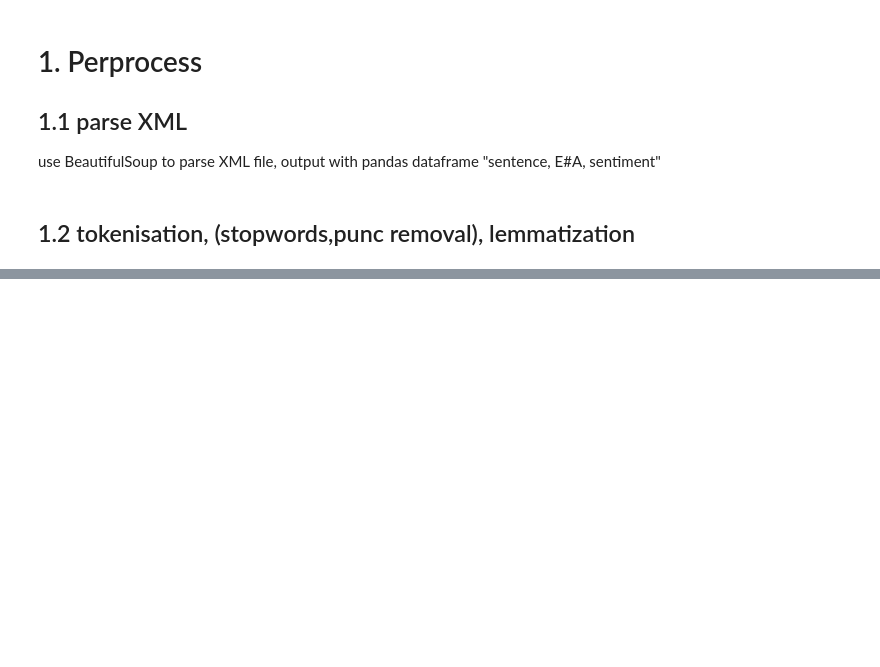
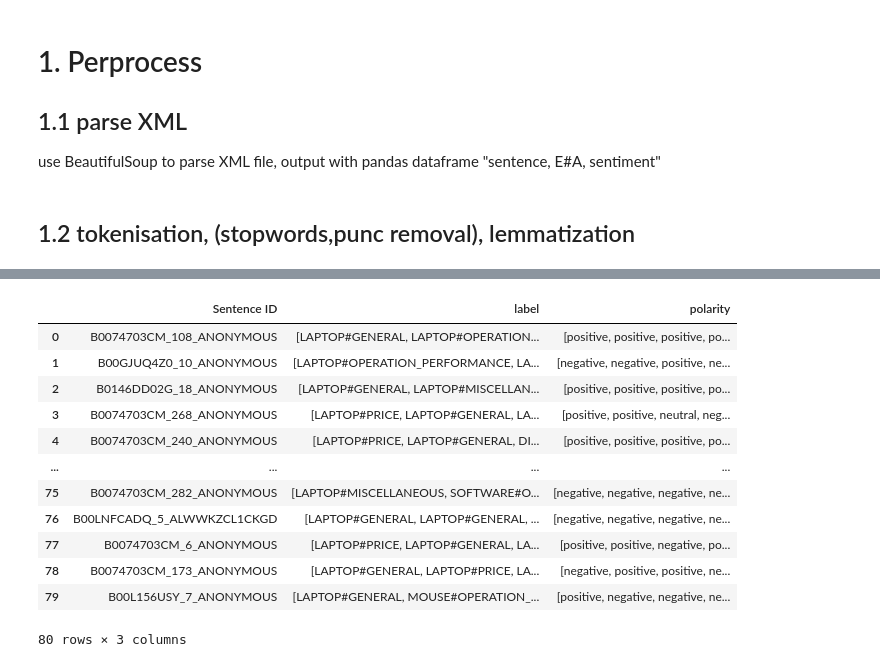
Before and after one commit to xinpengwoo/UoB, a Jupyter notebook: NLP/Proj/main.ipynb, the cells around one changed output, grey strips where cells are left out. Cells and saved outputs as stored; diff of their text form; code cells hidden in the pictures; blank space fills up the shorter version.

```diff
--- a/NLP/Proj/main.ipynb
+++ b/NLP/Proj/main.ipynb
@@ -373,0 +516,16 @@ weighted avg       0.72      0.74      0.72       801
+# %%
+grouped_df
+# %% [output]
+|  | Sentence ID | label | polarity |
+| 0 | B0074703CM_108_ANONYMOUS | [LAPTOP#GENERAL, LAPTOP#OPERATION... | [positive, positive, positive, po... |
+| 1 | B00GJUQ4Z0_10_ANONYMOUS | [LAPTOP#OPERATION_PERFORMANCE, LA... | [negative, negative, positive, ne... |
+| 2 | B0146DD02G_18_ANONYMOUS | [LAPTOP#GENERAL, LAPTOP#MISCELLAN... | [positive, positive, positive, po... |
+| 3 | B0074703CM_268_ANONYMOUS | [LAPTOP#PRICE, LAPTOP#GENERAL, LA... | [positive, positive, neutral, neg... |
+| 4 | B0074703CM_240_ANONYMOUS | [LAPTOP#PRICE, LAPTOP#GENERAL, DI... | [positive, positive, positive, po... |
+| ... | ... | ... | ... |
+| 75 | B0074703CM_282_ANONYMOUS | [LAPTOP#MISCELLANEOUS, SOFTWARE#O... | [negative, negative, negative, ne... |
+| 76 | B00LNFCADQ_5_ALWWKZCL1CKGD | [LAPTOP#GENERAL, LAPTOP#GENERAL, ... | [negative, negative, negative, ne... |
+| 77 | B0074703CM_6_ANONYMOUS | [LAPTOP#PRICE, LAPTOP#GENERAL, LA... | [positive, positive, negative, po... |
+| 78 | B0074703CM_173_ANONYMOUS | [LAPTOP#GENERAL, LAPTOP#PRICE, LA... | [negative, positive, positive, ne... |
+| 79 | B00L156USY_7_ANONYMOUS | [LAPTOP#GENERAL, MOUSE#OPERATION_... | [positive, negative, negative, ne... |
+80 rows × 3 columns
```
Also changed, not shown: parts of 24 cells of this notebook.
